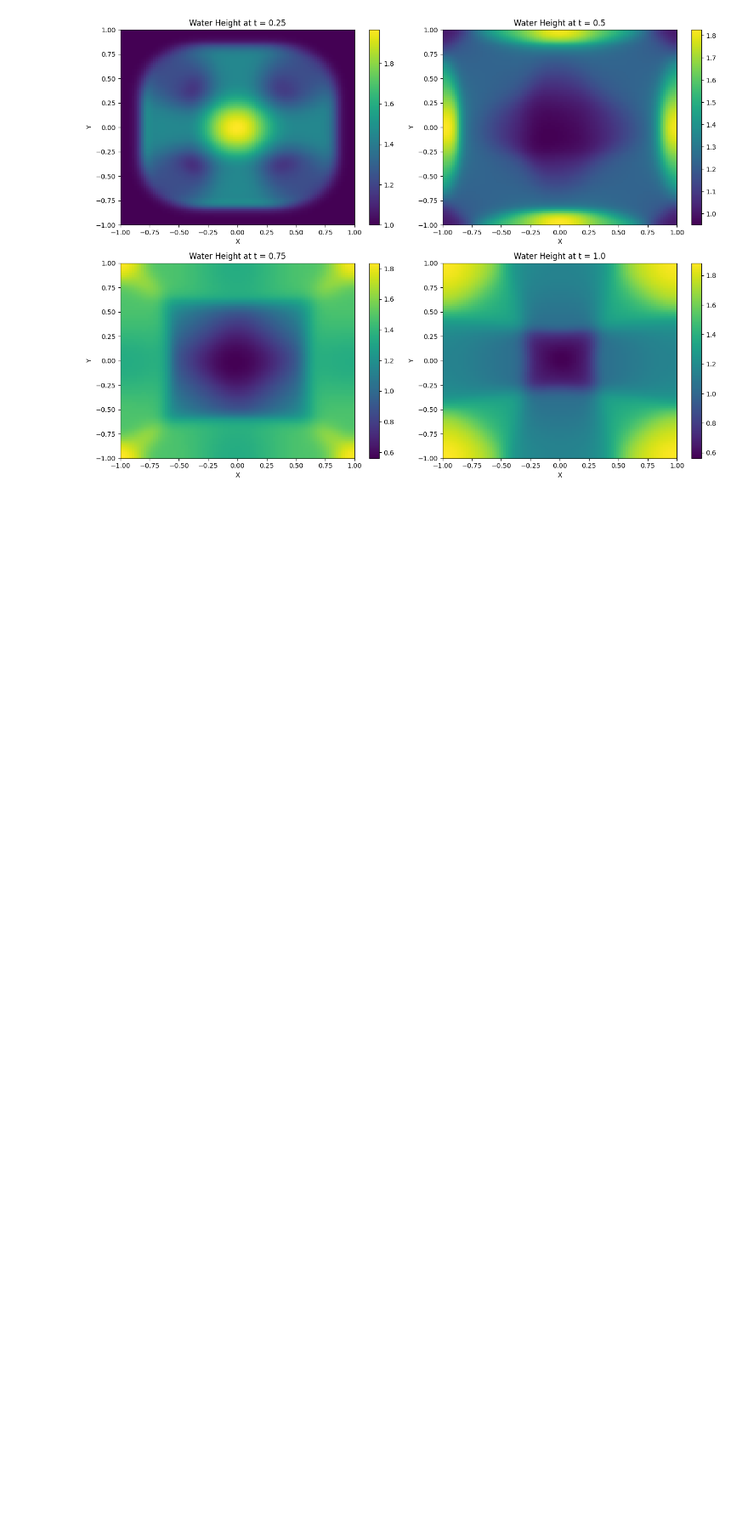
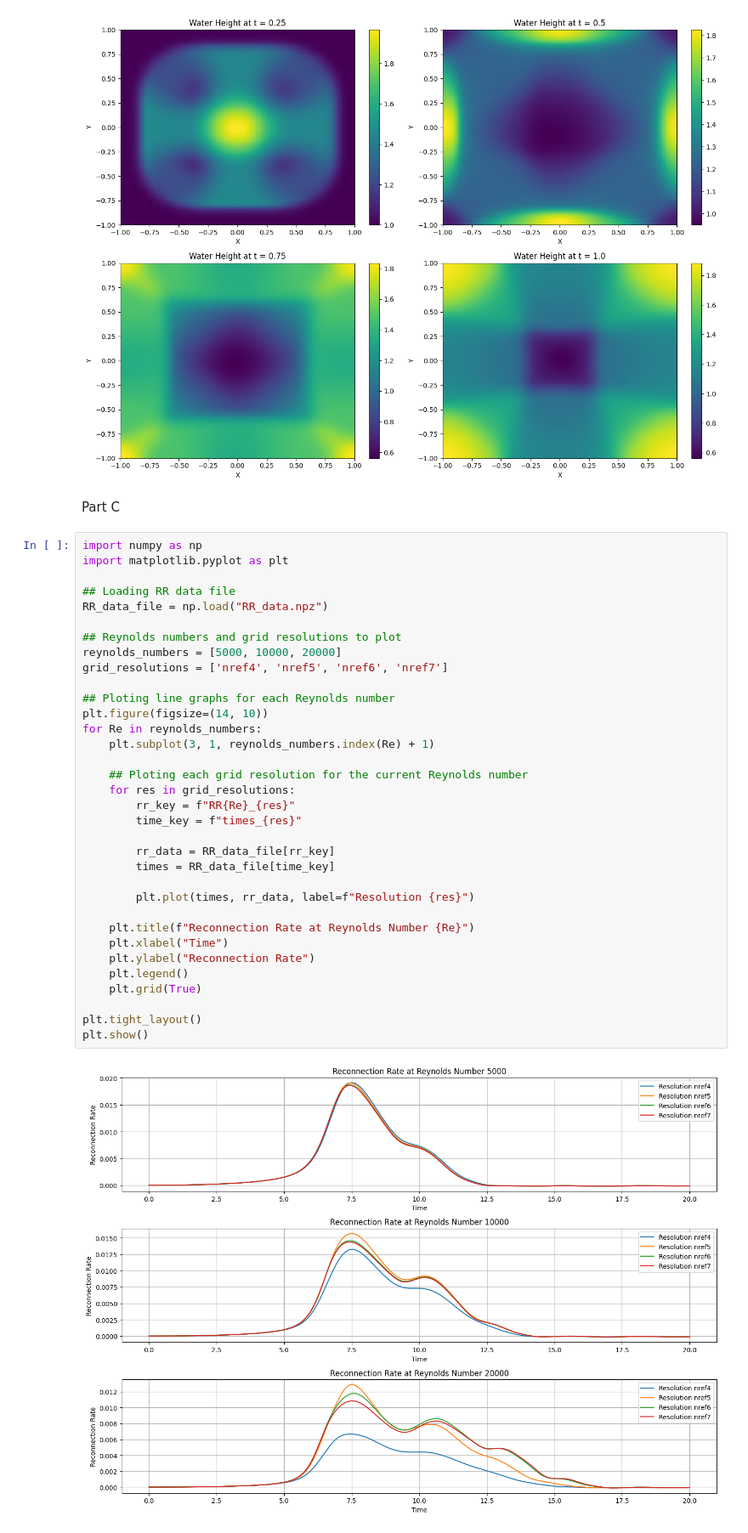
Before and after one commit to WaheedCS/CMSC6950_HW5_data, a Jupyter notebook: question2and3.ipynb, the cells around one changed output. Shown at 85% size. Drawn from its saved outputs; the diff is of its cells as text; blank space fills up the shorter version.

Commit message:
question2 part c added
part c added

```diff
--- a/question2and3.ipynb
+++ b/question2and3.ipynb
@@ -49,3 +49,41 @@ plt.tight_layout()
 plt.show()
 # %% [output]
 [figure]
+# %% [markdown]
+Part C
+# %%
+import numpy as np
+import matplotlib.pyplot as plt
+
+## Loading RR data file
+RR_data_file = np.load("RR_data.npz")
+
+## Reynolds numbers and grid resolutions to plot
+reynolds_numbers = [5000, 10000, 20000]
+grid_resolutions = ['nref4', 'nref5', 'nref6', 'nref7']
+
+## Ploting line graphs for each Reynolds number
+plt.figure(figsize=(14, 10))
+for Re in reynolds_numbers:
+    plt.subplot(3, 1, reynolds_numbers.index(Re) + 1)
+
+    ## Ploting each grid resolution for the current Reynolds number
+    for res in grid_resolutions:
+        rr_key = f"RR{Re}_{res}"
+        time_key = f"times_{res}"
+
+        rr_data = RR_data_file[rr_key]
+        times = RR_data_file[time_key]
+
+        plt.plot(times, rr_data, label=f"Resolution {res}")
+
+    plt.title(f"Reconnection Rate at Reynolds Number {Re}")
+    plt.xlabel("Time")
+    plt.ylabel("Reconnection Rate")
+    plt.legend()
+    plt.grid(True)
+
+plt.tight_layout()
+plt.show()
+# %% [output]
+[figure, added]
```
